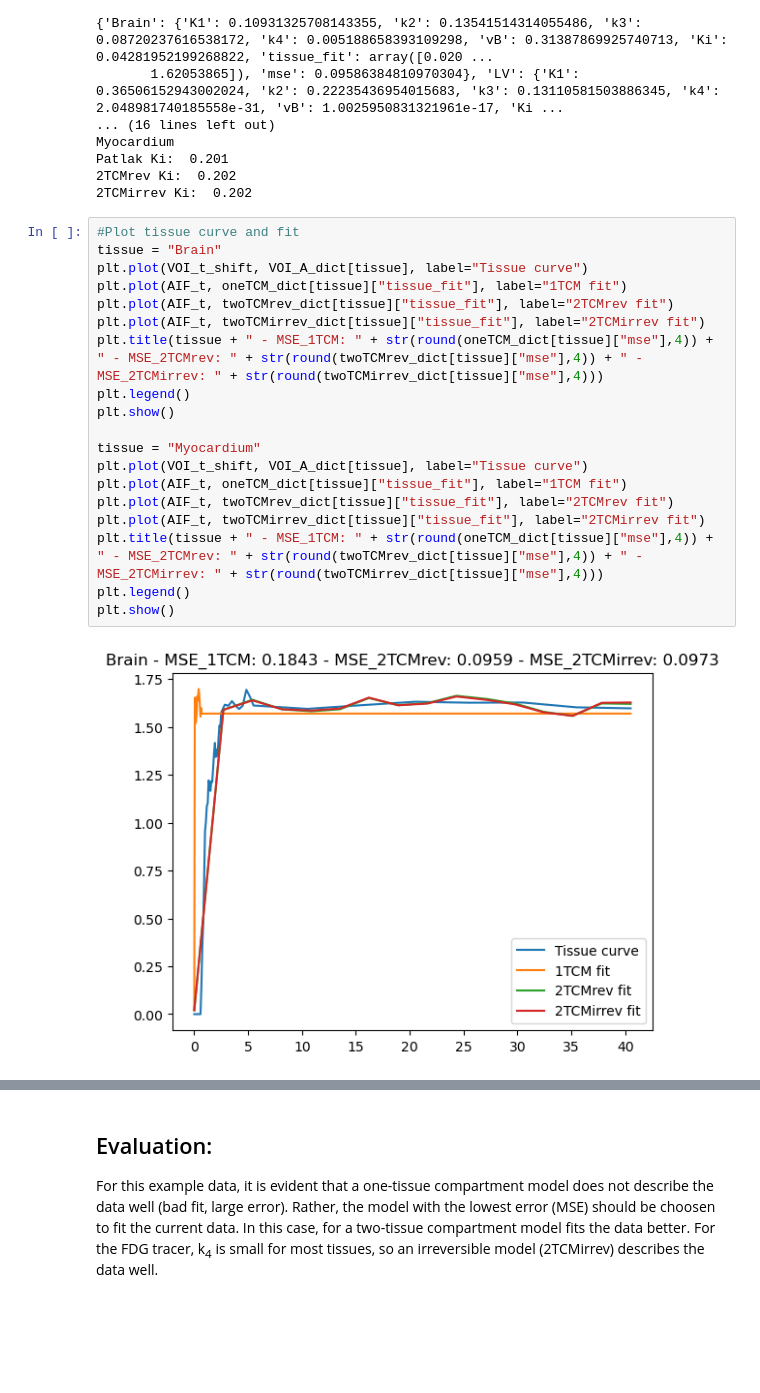
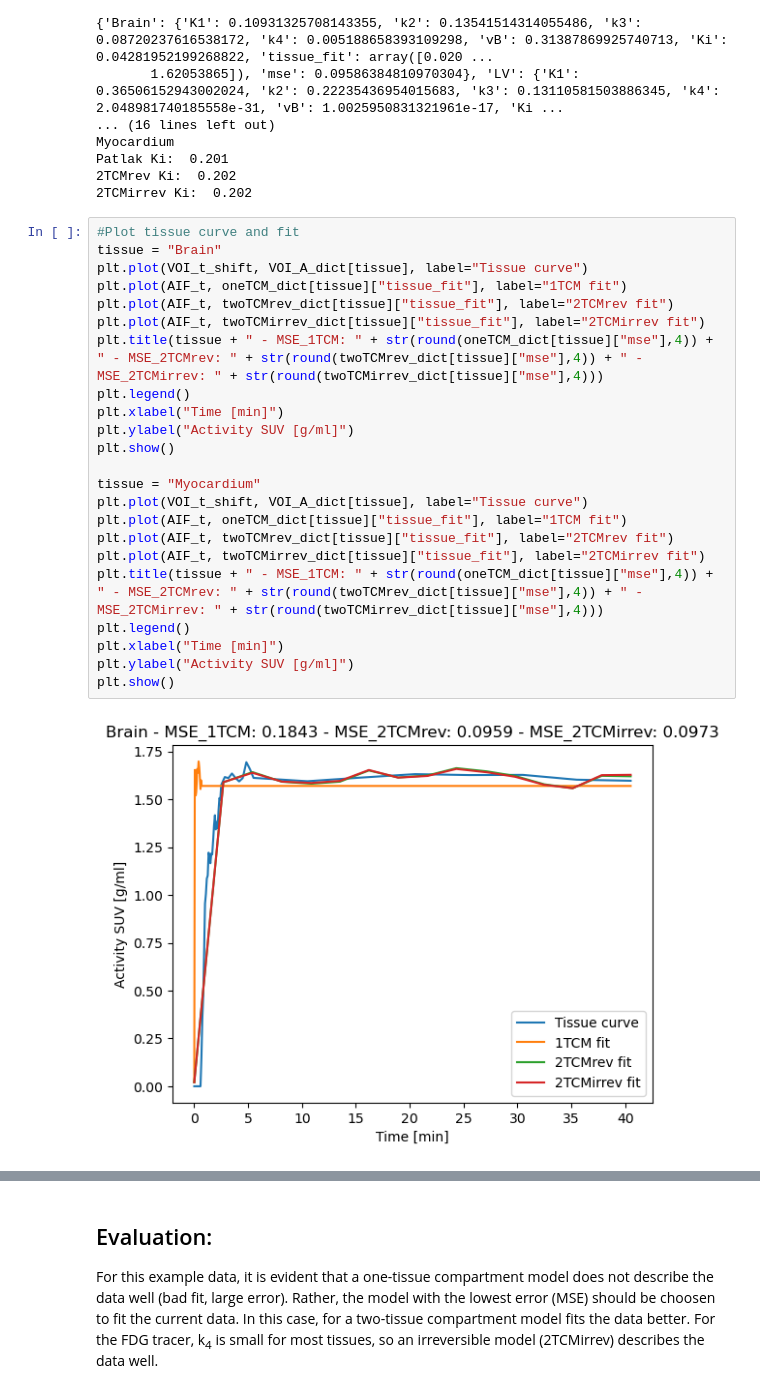
Before and after one commit to Kuttner/pyPET, a Jupyter notebook: dPET_Kinetic_modeling_example.ipynb, the cells around one changed output, grey strips where cells are left out. Drawn from its saved outputs; the diff is of its cells as text; blank space fills up the shorter version.

```diff
--- a/dPET_Kinetic_modeling_example.ipynb
+++ b/dPET_Kinetic_modeling_example.ipynb
@@ -255,21 +272,25 @@ Patlak Ki:  0.201
 # %%
 #Plot tissue curve and fit
 tissue = "Brain"
 plt.plot(VOI_t_shift, VOI_A_dict[tissue], label="Tissue curve")
 plt.plot(AIF_t, oneTCM_dict[tissue]["tissue_fit"], label="1TCM fit")
 plt.plot(AIF_t, twoTCMrev_dict[tissue]["tissue_fit"], label="2TCMrev fit")
 plt.plot(AIF_t, twoTCMirrev_dict[tissue]["tissue_fit"], label="2TCMirrev fit")
 plt.title(tissue + " - MSE_1TCM: " + str(round(oneTCM_dict[tissue]["mse"],4)) + " - MSE_2TCMrev: " + str(round(twoTCMrev_dict[tissue]["mse"],4)) + " - MSE_2TCMirrev: " + str(round(twoTCMirrev_dict[tissue]["mse"],4)))
 plt.legend()
+plt.xlabel("Time [min]")
+plt.ylabel("Activity SUV [g/ml]")
 plt.show()
 
 tissue = "Myocardium"
 plt.plot(VOI_t_shift, VOI_A_dict[tissue], label="Tissue curve")
 plt.plot(AIF_t, oneTCM_dict[tissue]["tissue_fit"], label="1TCM fit")
 plt.plot(AIF_t, twoTCMrev_dict[tissue]["tissue_fit"], label="2TCMrev fit")
 plt.plot(AIF_t, twoTCMirrev_dict[tissue]["tissue_fit"], label="2TCMirrev fit")
 plt.title(tissue + " - MSE_1TCM: " + str(round(oneTCM_dict[tissue]["mse"],4)) + " - MSE_2TCMrev: " + str(round(twoTCMrev_dict[tissue]["mse"],4)) + " - MSE_2TCMirrev: " + str(round(twoTCMirrev_dict[tissue]["mse"],4)))
 plt.legend()
+plt.xlabel("Time [min]")
+plt.ylabel("Activity SUV [g/ml]")
 plt.show()
 # %% [output]
-[figure, old version]
+[figure, new version]
```
Also changed, not shown: parts of 7 cells of this notebook, 1 other file.
